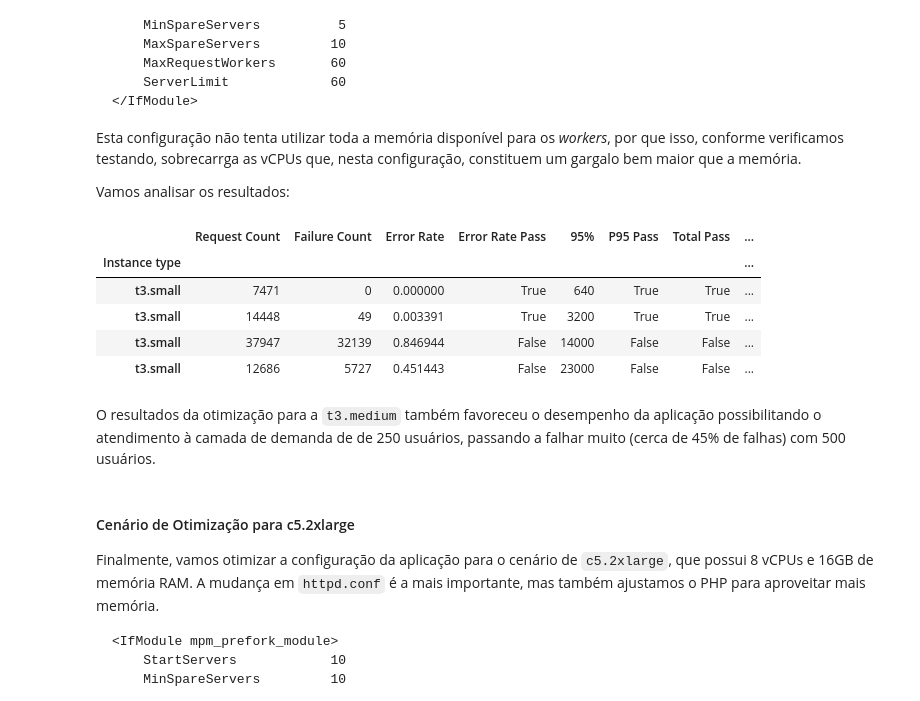
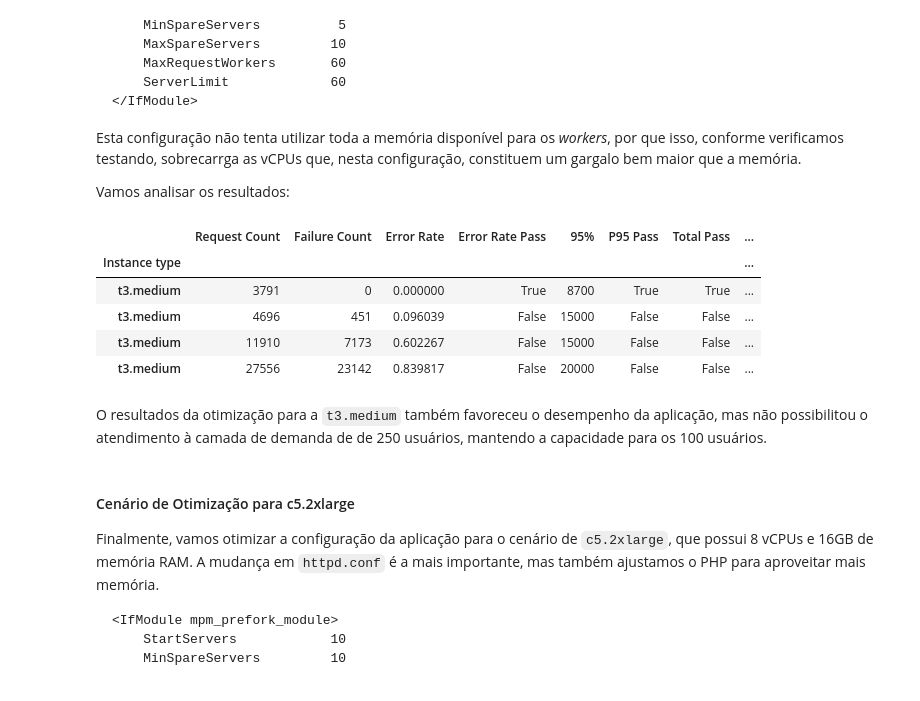
Before and after one commit to jonasluz/DIA.X540.cloud-ai, a Jupyter notebook: Project-4/Project-4.ipynb, the cells around one changed output. Drawn from its saved outputs; the diff is of its cells as text; code cells hidden in the pictures.

```diff
--- a/Project-4/Project-4.ipynb
+++ b/Project-4/Project-4.ipynb
@@ -787,21 +789,22 @@ Vamos analisar os resultados:
 # %%
 tuned_t3medium_results = [
     'results/tuned_t3-medium_100u_12i_stats.csv',
     'results/tuned_t3-medium_250u_12i_stats.csv',
     'results/tuned_t3-medium_500u_12i_stats.csv',
     'results/tuned_t3-medium_1000u_12i_stats.csv'
 ]
 
-consolidate_results(tuned_t3small_results)
+df_tuned_t3medium = consolidate_results(tuned_t3medium_results)
+df_tuned_t3medium
 # %% [output]
 |  | Request Count | Failure Count | Error Rate | Error Rate Pass | 95% | P95 Pass | Total Pass | ... |
 | Instance type |  |  |  |  |  |  |  | ... |
-| t3.small | 7471 | 0 | 0.000000 | True | 640 | True | True | ... |
-| t3.small | 14448 | 49 | 0.003391 | True | 3200 | True | True | ... |
-| t3.small | 37947 | 32139 | 0.846944 | False | 14000 | False | False | ... |
-| t3.small | 12686 | 5727 | 0.451443 | False | 23000 | False | False | ... |
+| t3.medium | 3791 | 0 | 0.000000 | True | 8700 | True | True | ... |
+| t3.medium | 4696 | 451 | 0.096039 | False | 15000 | False | False | ... |
+| t3.medium | 11910 | 7173 | 0.602267 | False | 15000 | False | False | ... |
+| t3.medium | 27556 | 23142 | 0.839817 | False | 20000 | False | False | ... |
 # %% [markdown]
-O resultados da otimização para a `t3.medium` também favoreceu o desempenho da aplicação possibilitando o atendimento à camada de demanda de de 250 usuários, passando a falhar muito (cerca de 45% de falhas) com 500 usuários.
+O resultados da otimização para a `t3.medium` também favoreceu o desempenho da aplicação, mas não possibilitou o atendimento à camada de demanda de de 250 usuários, mantendo a capacidade para os 100 usuários.
 # %% [markdown]
 #### Cenário de Otimização para c5.2xlarge
 
```
Also changed, not shown: parts of 8 cells of this notebook, 7 other files.
